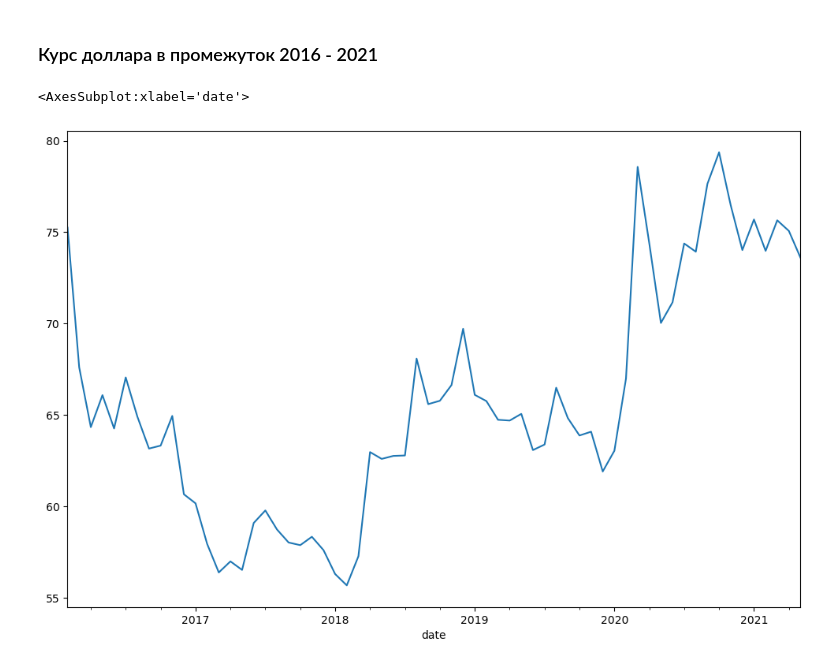
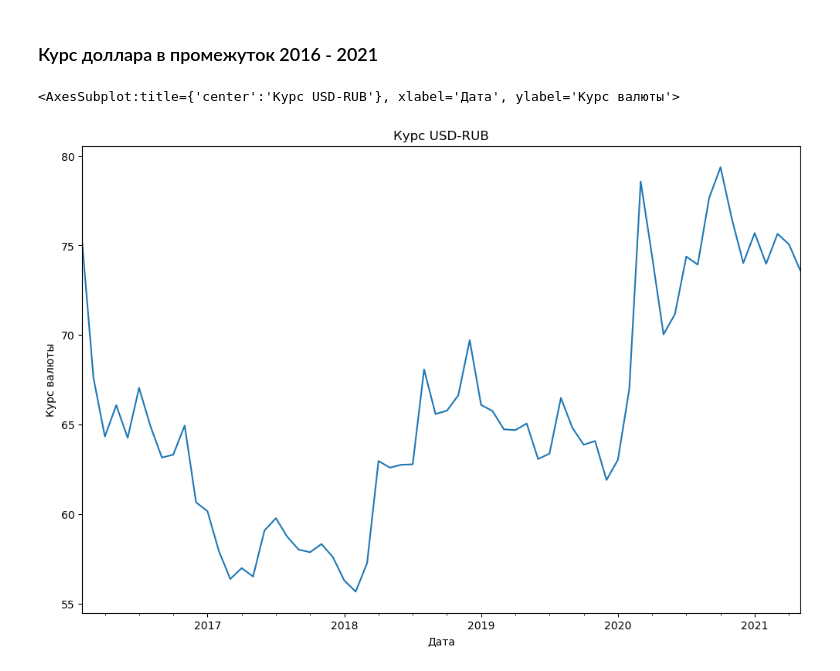
Before and after one commit to mbk-dev/publications_RUS, a Jupyter notebook: Базовая валюта инвестиционного портфеля.ipynb, the cells around one changed output. Cells and saved outputs as stored; diff of their text form; code cells hidden in the pictures.

```diff
--- a/Базовая валюта инвестиционного портфеля.ipynb
+++ b/Базовая валюта инвестиционного портфеля.ipynb
@@ -64,7 +70,7 @@ leg = ax.legend()
 ### Курс доллара в промежуток 2016 - 2021
 # %%
 y = ok.QueryData.get_close('USDRUB.FX', period='M')  # сколько долларов дают за рубль
-y['2016-02':].plot()
+y['2016-02':].plot(xlabel="Дата", ylabel="Курс валюты", title="Курс USD-RUB")
 # %% [output]
-<AxesSubplot:xlabel='date'>
+<AxesSubplot:title={'center':'Курс USD-RUB'}, xlabel='Дата', ylabel='Курс валюты'>
-[figure, old version]
+[figure, new version]
```
Also changed, not shown: parts of 5 cells of this notebook.
